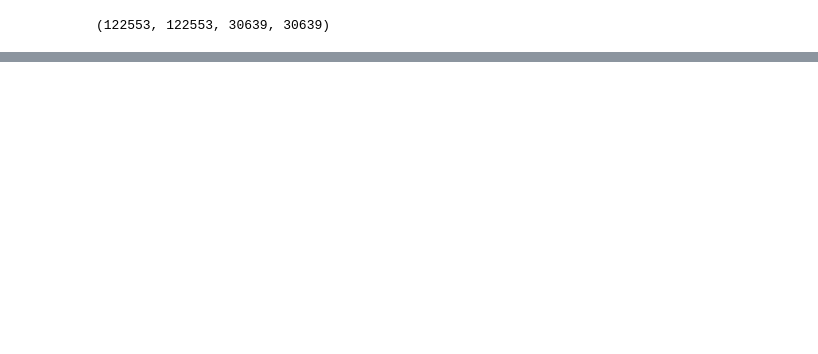
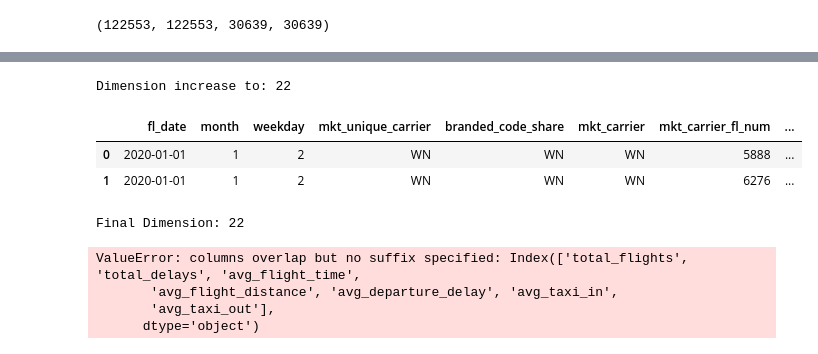
Before and after one commit to elslb/airline_delay_project, a Jupyter notebook: Modeling.ipynb, the cells around one changed output, grey strips where cells are left out. Drawn from its saved outputs; the diff is of its cells as text; code cells hidden in the pictures; blank space fills up the shorter version.

```diff
--- a/Modeling.ipynb
+++ b/Modeling.ipynb
@@ -371,0 +417,40 @@ Feature: 15, Score: 0.00387
+# %%
+df_test = df_test.reset_index(drop = True)
+
+# converting FL_DATE to datetime type for easy wrangling
+df_test['fl_date'] = pd.to_datetime(df_test['fl_date'], format='%Y-%m-%d')
+
+# creating MONTH from FL_DATE
+months = [df_test['fl_date'][i].month for i in range(len(df_test['fl_date']))]
+df_test.insert(1, 'month', value=months)
+
+# creating WEEKDAY from FL_DATE
+weekdays = [df_test['fl_date'][i].weekday() for i in range(len(df_test['fl_date']))]
+df_test.insert(2, 'weekday', value=weekdays)
+
+print(f'Dimension increase to: {len(df_test.columns)}')
+# %% [output]
+Dimension increase to: 22
+# %%
+df_test = df_test.join(summary_table_carrier, on = 'mkt_unique_carrier', how = 'left')
+# %%
+df_test.head(2)
+# %% [output]
+|  | fl_date | month | weekday | mkt_unique_carrier | branded_code_share | mkt_carrier | mkt_carrier_fl_num | ... |
+| 0 | 2020-01-01 | 1 | 2 | WN | WN | WN | 5888 | ... |
+| 1 | 2020-01-01 | 1 | 2 | WN | WN | WN | 6276 | ... |
+# %%
+# transform categorical features into dummies
+cols_dummies = pd.get_dummies(df_test[['mkt_unique_carrier']])
+
+# extract numerical features
+cols_num = df_test[['month', 'weekday', 'distance','total_flights', 'total_delays',
+               'avg_flight_time', 'avg_flight_distance', 'avg_departure_delay',
+               'avg_taxi_in', 'avg_taxi_out',]]
+
+# combine numerical and categorical (dummies) features into final dataframe
+df_test_final = pd.concat([cols_num, cols_dummies], axis=1)
+
+print(f'Final Dimension: {len(df.columns)}')
+# %% [output]
+Final Dimension: 22
@@ -371,0 +461,7 @@ Feature: 15, Score: 0.00387
+# %%
+df_test = df_test.join(summary_table_carrier, on = 'mkt_unique_carrier', how = 'left')
+# %% [output]
+ValueError: columns overlap but no suffix specified: Index(['total_flights', 'total_delays', 'avg_flight_time',
+       'avg_flight_distance', 'avg_departure_delay', 'avg_taxi_in',
+       'avg_taxi_out'],
+      dtype='object')
```
Also changed, not shown: parts of 26 cells of this notebook.
